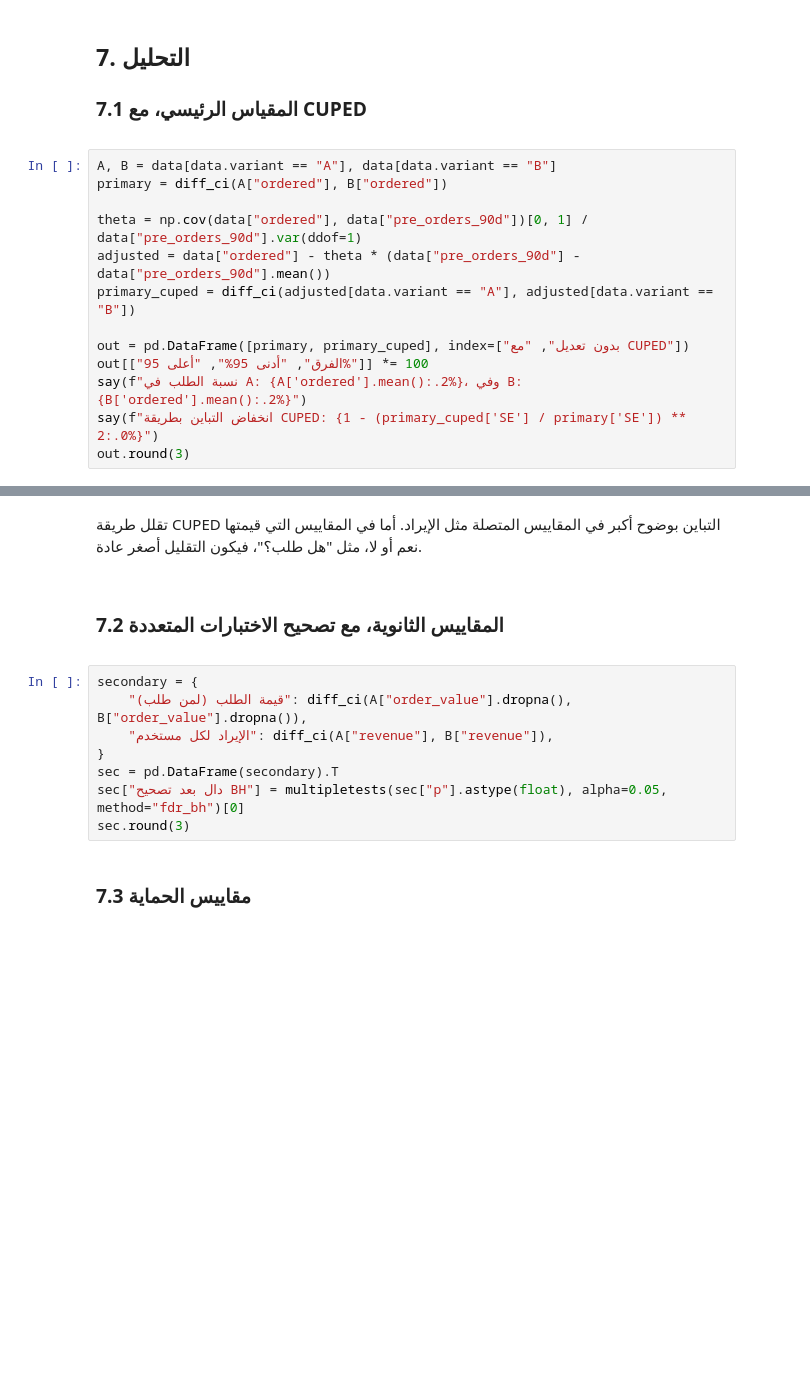
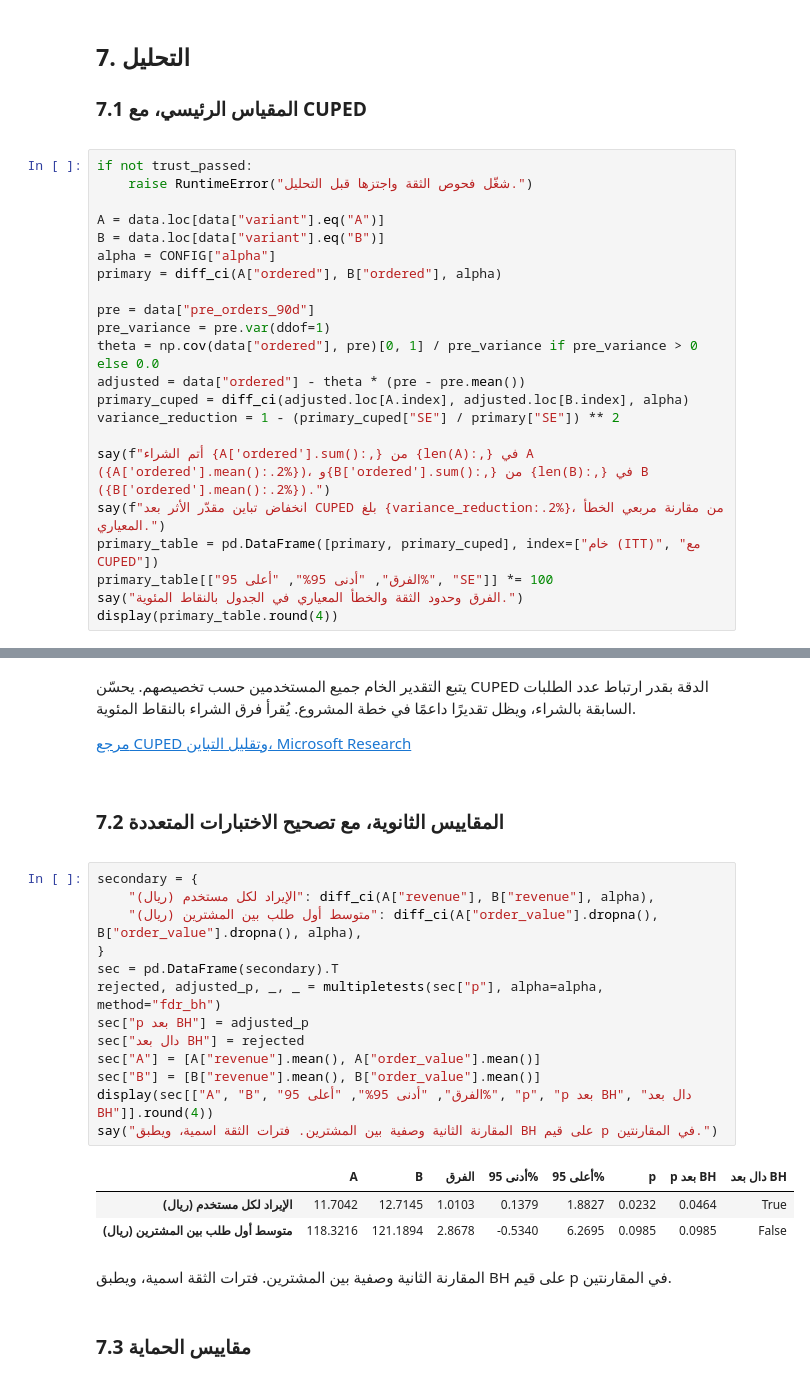
Before and after one commit to turki-91/abandoned-cart-reminder-ab-test, a Jupyter notebook: project_template.ipynb, the cells around one changed output, grey strips where cells are left out. Cells and saved outputs as stored; diff of their text form; blank space fills up the shorter version.

```diff
--- a/project_template.ipynb
+++ b/project_template.ipynb
@@ -393,15 +507,24 @@ srm_check(counts.get("A", 0), counts.get("B", 0), CONFIG["treatment_share"]);
 
 </div>
 # %%
-A, B = data[data.variant == "A"], data[data.variant == "B"]
-primary = diff_ci(A["ordered"], B["ordered"])
+if not trust_passed:
+    raise RuntimeError("شغّل فحوص الثقة واجتزها قبل التحليل.")
 
-theta = np.cov(data["ordered"], data["pre_orders_90d"])[0, 1] / data["pre_orders_90d"].var(ddof=1)
-adjusted = data["ordered"] - theta * (data["pre_orders_90d"] - data["pre_orders_90d"].mean())
-primary_cuped = diff_ci(adjusted[data.variant == "A"], adjusted[data.variant == "B"])
+A = data.loc[data["variant"].eq("A")]
+B = data.loc[data["variant"].eq("B")]
+alpha = CONFIG["alpha"]
+primary = diff_ci(A["ordered"], B["ordered"], alpha)
 
-out = pd.DataFrame([primary, primary_cuped], index=["بدون تعديل", "مع CUPED"])
-out[["الفرق", "أدنى 95%", "أعلى 95%"]] *= 100
-say(f"نسبة الطلب في A: {A['ordered'].mean():.2%}، وفي B: {B['ordered'].mean():.2%}")
-say(f"انخفاض التباين بطريقة CUPED: {1 - (primary_cuped['SE'] / primary['SE']) ** 2:.0%}")
-out.round(3)
+pre = data["pre_orders_90d"]
+pre_variance = pre.var(ddof=1)
+theta = np.cov(data["ordered"], pre)[0, 1] / pre_variance if pre_variance > 0 else 0.0
+adjusted = data["ordered"] - theta * (pre - pre.mean())
+primary_cuped = diff_ci(adjusted.loc[A.index], adjusted.loc[B.index], alpha)
+variance_reduction = 1 - (primary_cuped["SE"] / primary["SE"]) ** 2
+
+say(f"أتم الشراء {A['ordered'].sum():,} من {len(A):,} في A ({A['ordered'].mean():.2%})، و{B['ordered'].sum():,} من {len(B):,} في B ({B['ordered'].mean():.2%}).")
+say(f"انخفاض تباين مقدّر الأثر بعد CUPED بلغ {variance_reduction:.2%}، من مقارنة مربعي الخطأ المعياري.")
+primary_table = pd.DataFrame([primary, primary_cuped], index=["خام (ITT)", "مع CUPED"])
+primary_table[["الفرق", "أدنى 95%", "أعلى 95%", "SE"]] *= 100
+say("الفرق وحدود الثقة والخطأ المعياري في الجدول بالنقاط المئوية.")
+display(primary_table.round(4))
@@ -408,7 +538,9 @@ out.round(3)
 # %% [markdown]
 <div dir="rtl">
 
-تقلل طريقة CUPED التباين بوضوح أكبر في المقاييس المتصلة مثل الإيراد. أما في المقاييس التي قيمتها نعم أو لا، مثل "هل طلب؟"، فيكون التقليل أصغر عادة.
+يتبع التقدير الخام جميع المستخدمين حسب تخصيصهم. يحسّن CUPED الدقة بقدر ارتباط عدد الطلبات السابقة بالشراء، ويظل تقديرًا داعمًا في خطة المشروع. يُقرأ فرق الشراء بالنقاط المئوية.
+
+[مرجع CUPED وتقليل التباين، Microsoft Research](https://www.microsoft.com/en-us/research/articles/deep-dive-into-variance-reduction/)
 
 </div>
 # %% [markdown]
@@ -419,12 +551,22 @@ out.round(3)
 </div>
 # %%
 secondary = {
-    "قيمة الطلب (لمن طلب)": diff_ci(A["order_value"].dropna(), B["order_value"].dropna()),
-    "الإيراد لكل مستخدم": diff_ci(A["revenue"], B["revenue"]),
+    "الإيراد لكل مستخدم (ريال)": diff_ci(A["revenue"], B["revenue"], alpha),
+    "متوسط أول طلب بين المشترين (ريال)": diff_ci(A["order_value"].dropna(), B["order_value"].dropna(), alpha),
 }
 sec = pd.DataFrame(secondary).T
-sec["دال بعد تصحيح BH"] = multipletests(sec["p"].astype(float), alpha=0.05, method="fdr_bh")[0]
-sec.round(3)
+rejected, adjusted_p, _, _ = multipletests(sec["p"], alpha=alpha, method="fdr_bh")
+sec["p بعد BH"] = adjusted_p
+sec["دال بعد BH"] = rejected
+sec["A"] = [A["revenue"].mean(), A["order_value"].mean()]
+sec["B"] = [B["revenue"].mean(), B["order_value"].mean()]
+display(sec[["A", "B", "الفرق", "أدنى 95%", "أعلى 95%", "p", "p بعد BH", "دال بعد BH"]].round(4))
+say("المقارنة الثانية وصفية بين المشترين. فترات الثقة اسمية، ويطبق BH على قيم p في المقارنتين.")
+# %% [output]
+|  | A | B | الفرق | أدنى 95% | أعلى 95% | p | p بعد BH | دال بعد BH |
+| الإيراد لكل مستخدم (ريال) | 11.7042 | 12.7145 | 1.0103 | 0.1379 | 1.8827 | 0.0232 | 0.0464 | True |
+| متوسط أول طلب بين المشترين (ريال) | 118.3216 | 121.1894 | 2.8678 | -0.5340 | 6.2695 | 0.0985 | 0.0985 | False |
+المقارنة الثانية وصفية بين المشترين. فترات الثقة اسمية، ويطبق BH على قيم p في المقارنتين.
 # %% [markdown]
 <div dir="rtl">
 
```
Also changed, not shown: parts of 15 cells of this notebook, 2 other files.
